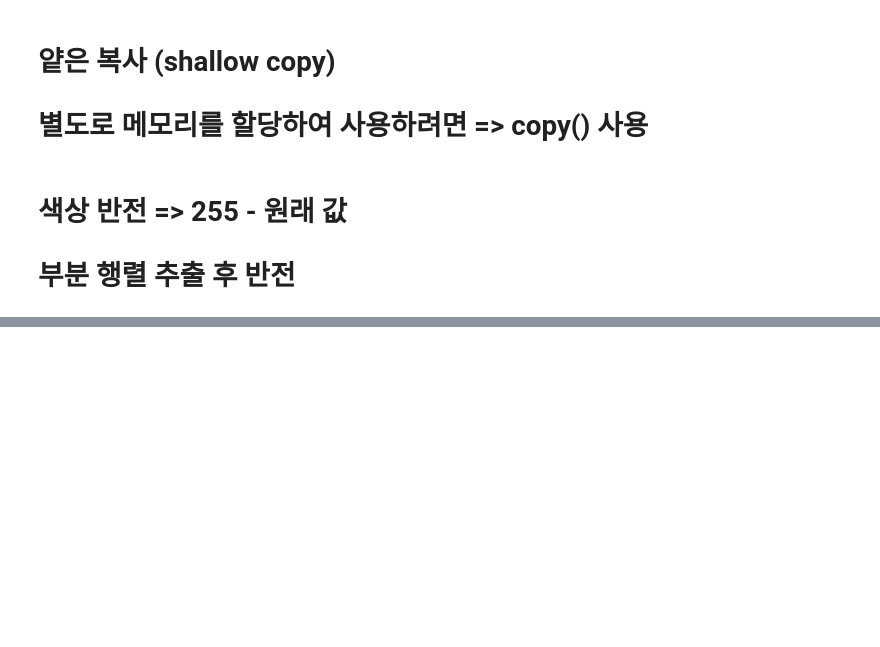
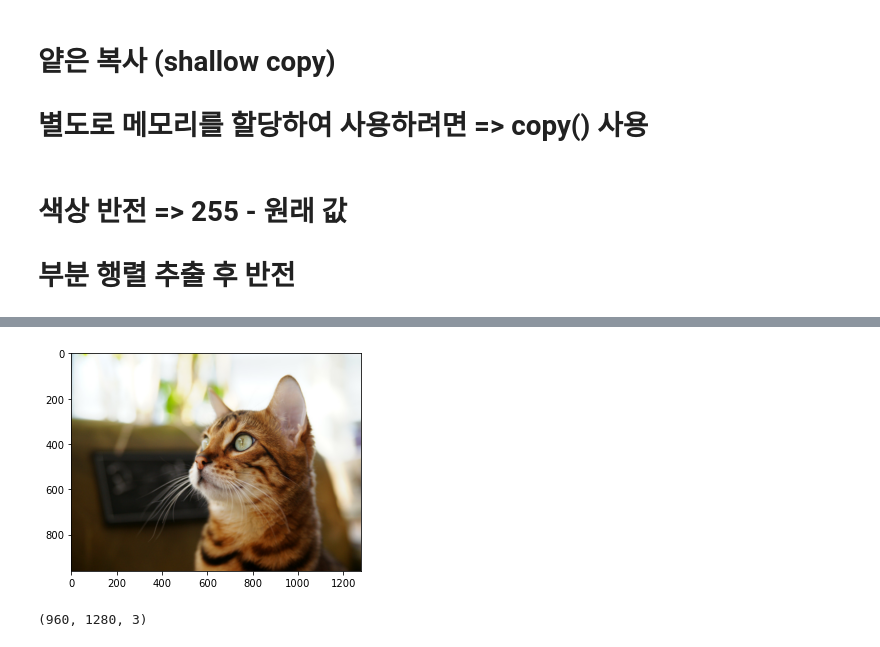
Before and after one commit to 9taetae9/OpenCV, a Jupyter notebook: Midterm_practice.ipynb, the cells around one changed output, grey strips where cells are left out. Drawn from its saved outputs; the diff is of its cells as text; code cells hidden in the pictures; blank space fills up the shorter version.

```diff
--- a/Midterm_practice.ipynb
+++ b/Midterm_practice.ipynb
@@ -775,0 +872,8 @@ def func6():
+# %%
+expand=cv.resize(image,None, fx=2.0,fy=2.0, interpolation=cv.INTER_CUBIC)
+plt.imshow(cv.cvtColor(expand, cv.COLOR_BGR2RGB))
+plt.show()
+print(expand.shape)
+# %% [output]
+[figure, added]
+(960, 1280, 3)
```
Also changed, not shown: parts of 25 cells of this notebook.
